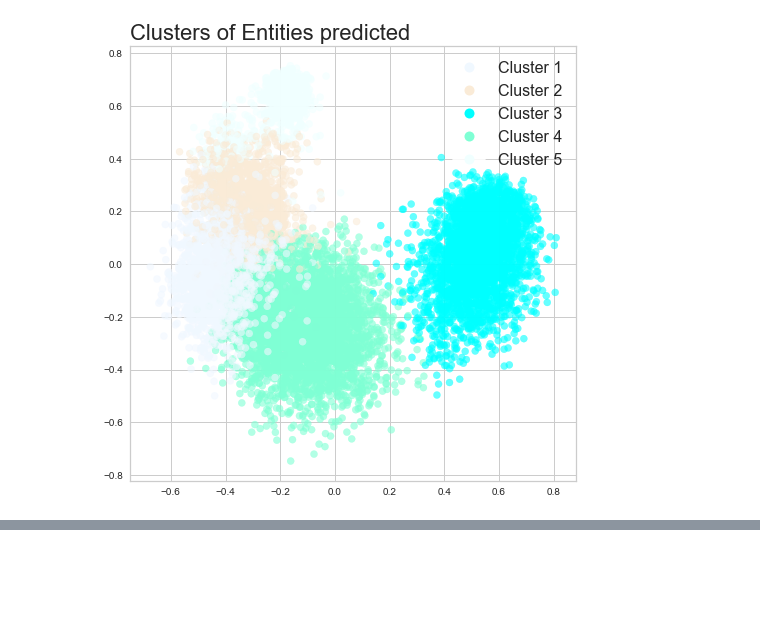
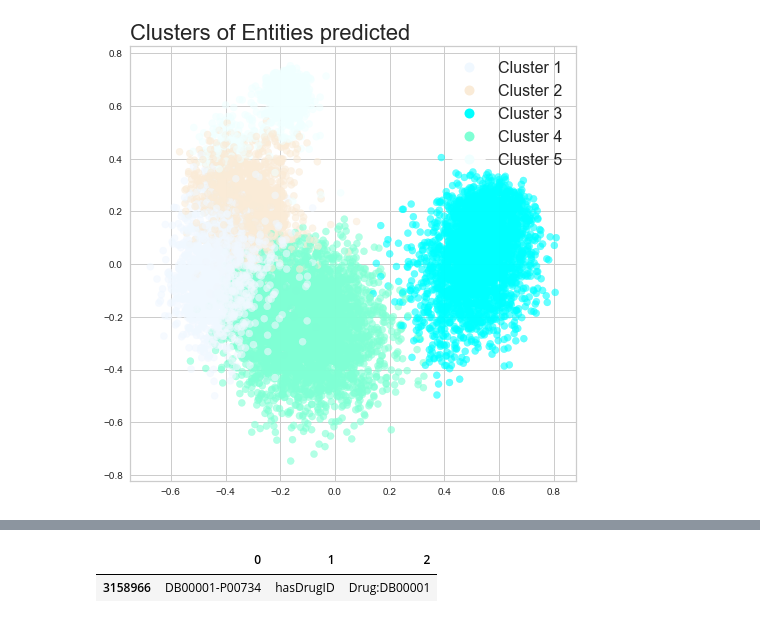
Before and after one commit to SDM-TIB/Project_Scientific_DB_Programming, a Jupyter notebook: Embedding/KGE.ipynb, the cells around one changed output, grey strips where cells are left out. Saved outputs shown, nothing was run; the diff lists cells and outputs as text; code cells hidden in the pictures; blank space fills up the shorter version.

```diff
--- a/Embedding/KGE.ipynb
+++ b/Embedding/KGE.ipynb
@@ -217,0 +172,5 @@ See the caveats in the documentation: https://pandas.pydata.org/pandas-docs/stab
+# %%
+kg.loc[kg[2]=='Drug:DB00001']
+# %% [output]
+|  | 0 | 1 | 2 |
+| 3158966 | DB00001-P00734 | hasDrugID | Drug:DB00001 |
```
Also changed, not shown: parts of 18 cells of this notebook, 12 other files.
